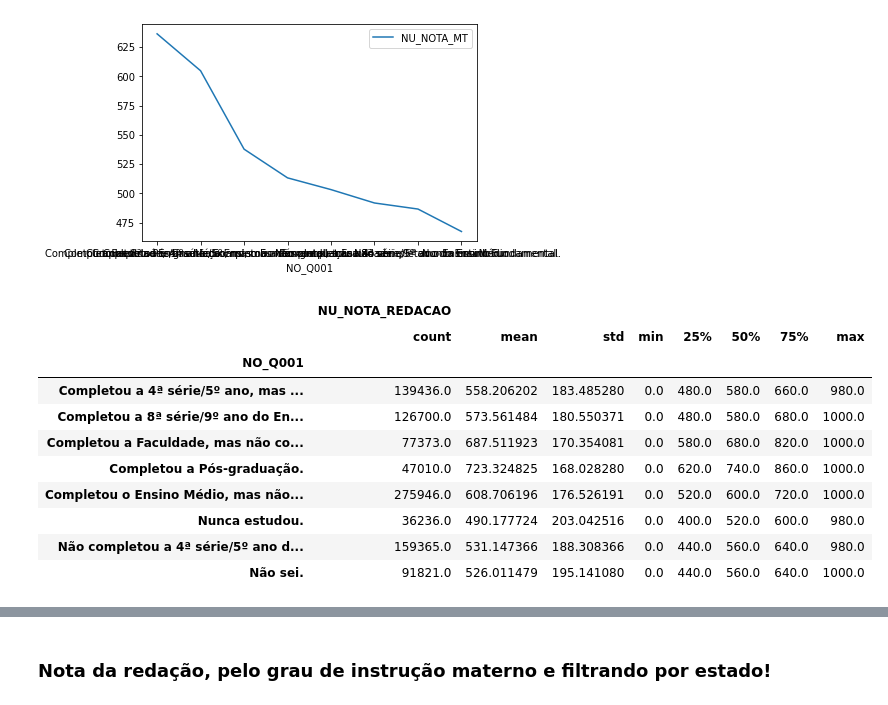
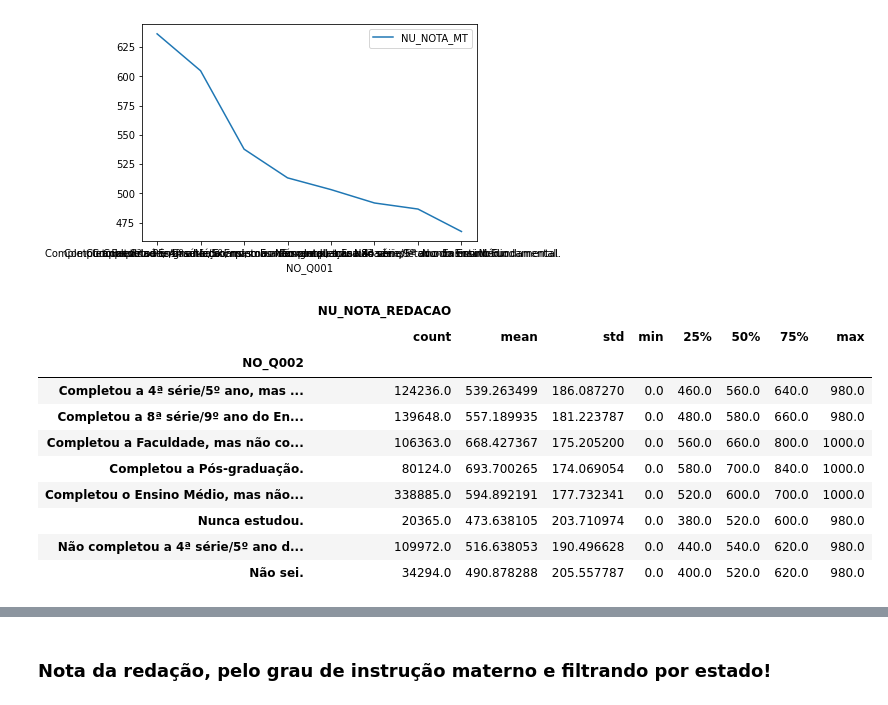
Before and after one commit to vinivinci/processEnadBase, a Jupyter notebook: analiseSocioeconomicaEstado.ipynb, the cells around one changed output, grey strips where cells are left out. Drawn from its saved outputs; the diff is of its cells as text; code cells hidden in the pictures.

```diff
--- a/analiseSocioeconomicaEstado.ipynb
+++ b/analiseSocioeconomicaEstado.ipynb
@@ -203,20 +203,22 @@ q001matematica.plot()
 [figure]
 # %%
 describeQ001 = microdadosEnemSelecionados.filter(items=['NU_NOTA_REDACAO','NO_Q001']).groupby('NO_Q001').describe()
+describeQ002 = microdadosEnemSelecionados.filter(items=['NU_NOTA_REDACAO','NO_Q002']).groupby('NO_Q002').describe()
 # %%
 describeQ001
+describeQ002
 # %% [output]
 |  | NU_NOTA_REDACAO |  |  |  |  |  |  |  |
 |  | count | mean | std | min | 25% | 50% | 75% | max |
-| NO_Q001 |  |  |  |  |  |  |  |  |
-| Completou a 4ª série/5º ano, mas ... | 139436.0 | 558.206202 | 183.485280 | 0.0 | 480.0 | 580.0 | 660.0 | 980.0 |
-| Completou a 8ª série/9º ano do En... | 126700.0 | 573.561484 | 180.550371 | 0.0 | 480.0 | 580.0 | 680.0 | 1000.0 |
-| Completou a Faculdade, mas não co... | 77373.0 | 687.511923 | 170.354081 | 0.0 | 580.0 | 680.0 | 820.0 | 1000.0 |
-| Completou a Pós-graduação. | 47010.0 | 723.324825 | 168.028280 | 0.0 | 620.0 | 740.0 | 860.0 | 1000.0 |
-| Completou o Ensino Médio, mas não... | 275946.0 | 608.706196 | 176.526191 | 0.0 | 520.0 | 600.0 | 720.0 | 1000.0 |
-| Nunca estudou. | 36236.0 | 490.177724 | 203.042516 | 0.0 | 400.0 | 520.0 | 600.0 | 980.0 |
-| Não completou a 4ª série/5º ano d... | 159365.0 | 531.147366 | 188.308366 | 0.0 | 440.0 | 560.0 | 640.0 | 980.0 |
-| Não sei. | 91821.0 | 526.011479 | 195.141080 | 0.0 | 440.0 | 560.0 | 640.0 | 1000.0 |
+| NO_Q002 |  |  |  |  |  |  |  |  |
+| Completou a 4ª série/5º ano, mas ... | 124236.0 | 539.263499 | 186.087270 | 0.0 | 460.0 | 560.0 | 640.0 | 980.0 |
+| Completou a 8ª série/9º ano do En... | 139648.0 | 557.189935 | 181.223787 | 0.0 | 480.0 | 580.0 | 660.0 | 980.0 |
+| Completou a Faculdade, mas não co... | 106363.0 | 668.427367 | 175.205200 | 0.0 | 560.0 | 660.0 | 800.0 | 1000.0 |
+| Completou a Pós-graduação. | 80124.0 | 693.700265 | 174.069054 | 0.0 | 580.0 | 700.0 | 840.0 | 1000.0 |
+| Completou o Ensino Médio, mas não... | 338885.0 | 594.892191 | 177.732341 | 0.0 | 520.0 | 600.0 | 700.0 | 1000.0 |
+| Nunca estudou. | 20365.0 | 473.638105 | 203.710974 | 0.0 | 380.0 | 520.0 | 600.0 | 980.0 |
+| Não completou a 4ª série/5º ano d... | 109972.0 | 516.638053 | 190.496628 | 0.0 | 440.0 | 540.0 | 620.0 | 980.0 |
+| Não sei. | 34294.0 | 490.878288 | 205.557787 | 0.0 | 400.0 | 520.0 | 620.0 | 980.0 |
 # %%
 microdadosEnemSelecionados.head()
 # %% [output]
```
Also changed, not shown: parts of 1 cell of this notebook, 3 other files.
